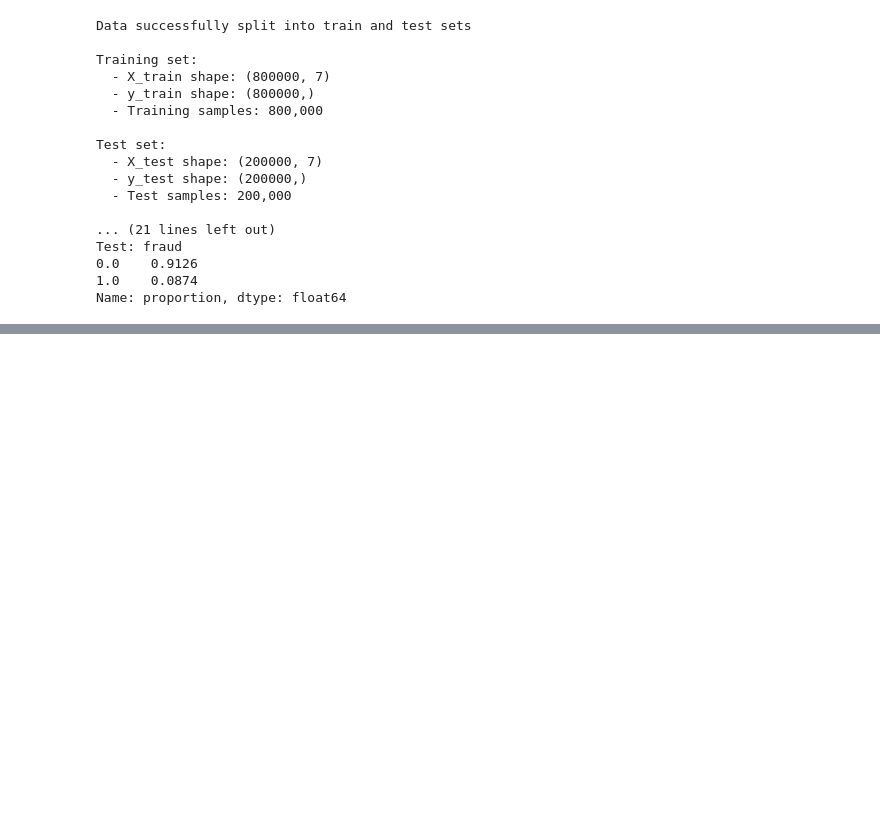
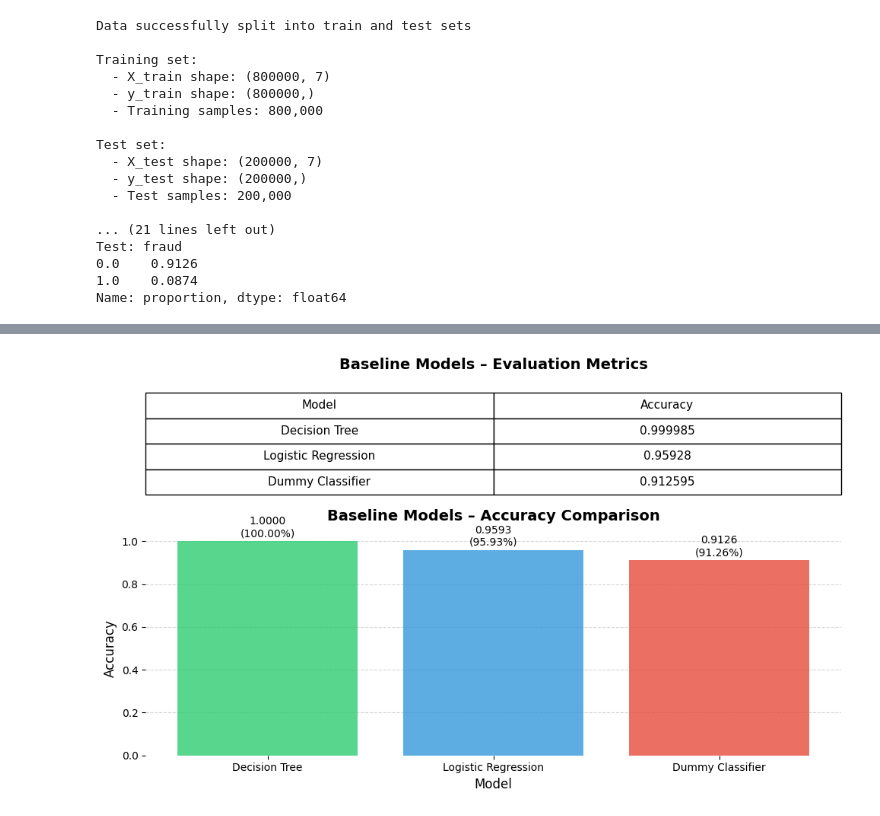
Before and after one commit to Koon-Kiat/Credit-Card-Fraud-Detection-with-Cost-Sensitive-Machine-Learning, a Jupyter notebook: main.ipynb, the cells around one changed output, grey strips where cells are left out. Drawn from its saved outputs; the diff is of its cells as text; code cells hidden in the pictures; blank space fills up the shorter version.

```diff
--- a/main.ipynb
+++ b/main.ipynb
@@ -356,0 +467,15 @@ Name: proportion, dtype: float64
+# %%
+# Train Logistic Regression with default parameters
+lr_clf = LogisticRegression(random_state=42, max_iter=1000)
+lr_clf.fit(X_train, y_train)
+
+# Make predictions
+y_pred_lr = lr_clf.predict(X_test)
+
+# Calculate accuracy
+lr_accuracy = accuracy_score(y_test, y_pred_lr)
+
+print("Logistic Regression Results:")
+print(f"Training completed")
+print(f"Test Accuracy: {lr_accuracy:.4f} ({lr_accuracy*100:.2f}%)")
+print(f"Number of iterations: {lr_clf.n_iter_[0]}")
@@ -356,0 +493,81 @@ Name: proportion, dtype: float64
+# %%
+import matplotlib.pyplot as plt
+
+# Create a comparison table of all models
+models_comparison = pd.DataFrame({
+    'Model': ['Dummy Classifier', 'Decision Tree', 'Logistic Regression'],
+    'Accuracy': [dummy_accuracy, dt_accuracy, lr_accuracy]
+})
+
+# Sort by accuracy
+models_comparison = models_comparison.sort_values('Accuracy', ascending=False).reset_index(drop=True)
+
+
+# Create figure
+fig, (ax_table, ax_bar) = plt.subplots(
+    2, 1,
+    figsize=(10, 6),
+    gridspec_kw={'height_ratios': [1, 2]}
+)
+
+# =====================
+# TABLE (TOP)
+# =====================
+ax_table.axis('off')
+
+# Create table
+table = ax_table.table(
+    cellText=models_comparison.values,
+    colLabels=models_comparison.columns,
+    loc='center',
+    cellLoc='center'
+)
+
+table.auto_set_font_size(False)
+table.set_fontsize(11)
+table.scale(1, 2)  # increase height to make cells bigger
+
+# Set title for table
+ax_table.set_title("Baseline Models – Evaluation Metrics", fontsize=14, fontweight='bold', pad=20)
+
+# =====================
+# BAR CHART (BOTTOM)
+# =====================
+colors = ['#2ecc71', '#3498db', '#e74c3c']
+
+bars = ax_bar.bar(
+    models_comparison['Model'],
+    models_comparison['Accuracy'],
+    color=colors,
+    alpha=0.8
+)
+
+ax_bar.set_ylim(0, 1)
+ax_bar.set_ylabel("Accuracy", fontsize=12)
+ax_bar.set_xlabel("Model", fontsize=12)
+ax_bar.set_title("Baseline Models – Accuracy Comparison", fontsize=14, fontweight='bold', pad=20)
+
+# Remove box around bar chart
+for spine in ax_bar.spines.values():
+    spine.set_visible(False)
+
+# Only y-axis grid
+ax_bar.yaxis.grid(True, linestyle='--', alpha=0.5)
+ax_bar.set_axisbelow(True)
+
+# Add value labels on top of bars
+for bar in bars:
+    height = bar.get_height()
+    ax_bar.text(
+        bar.get_x() + bar.get_width()/2,
+        height + 0.01,
+        f"{height:.4f}\n({height*100:.2f}%)",
+        ha='center',
+        va='bottom',
+        fontsize=10
+    )
+
+plt.tight_layout()
+plt.show()
+# %% [output]
+[figure, added]
```
Also changed, not shown: parts of 19 cells of this notebook.
